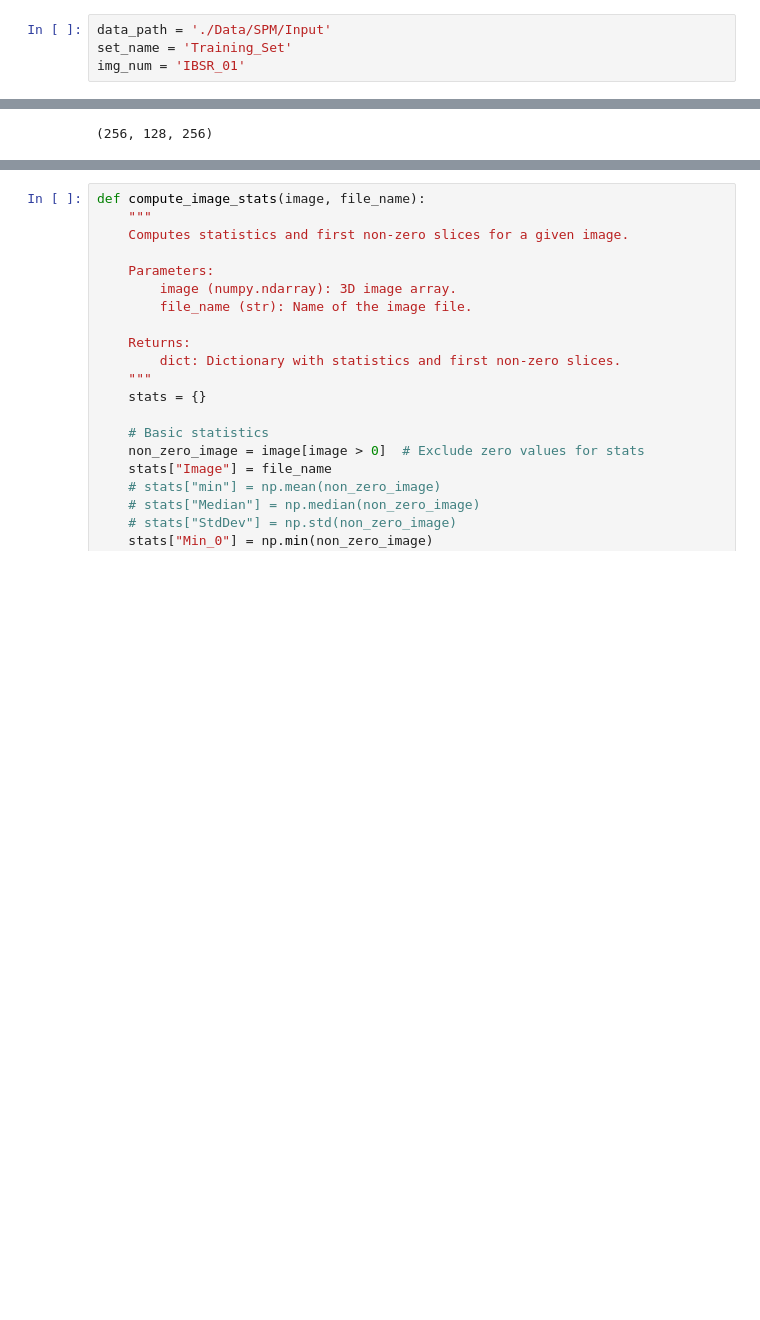
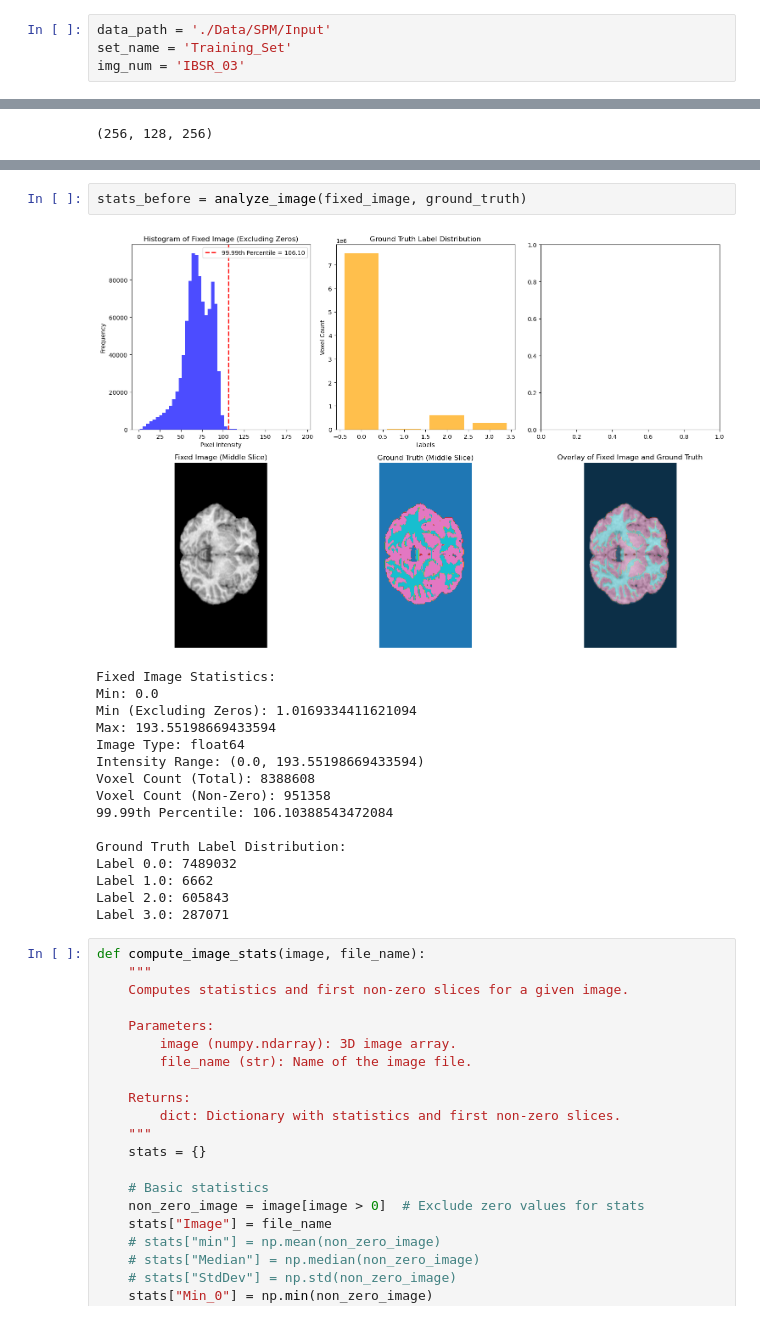
Before and after one commit to Sumeet-Dash1/MISA-MultiAtlas-Segmentation, a Jupyter notebook: notebooks/01_EDA.ipynb, the cells around one changed output, grey strips where cells are left out. Saved outputs shown, nothing was run; the diff lists cells and outputs as text; blank space fills up the shorter version.

```diff
--- a/notebooks/01_EDA.ipynb
+++ b/notebooks/01_EDA.ipynb
@@ -55,7 +57,7 @@ from src.utils.helpers import load_nifti, save_nifti, calculate_dice_score
 # %%
 data_path = './Data/SPM/Input'
 set_name = 'Training_Set'
-img_num = 'IBSR_01'
+img_num = 'IBSR_03'
 # %%
 fixed_image_path = os.path.join(data_path, set_name, img_num, f"m{img_num}.nii")
 ground_truth_path = os.path.join(data_path, set_name, img_num, f"{img_num}_seg.nii")
@@ -170,3 +75,22 @@ Label 3.0: 354126
+# %%
+stats_before = analyze_image(fixed_image, ground_truth)
+# %% [output]
+[figure, added]
+Fixed Image Statistics:
+Min: 0.0
+Min (Excluding Zeros): 1.0169334411621094
+Max: 193.55198669433594
+Image Type: float64
+Intensity Range: (0.0, 193.55198669433594)
+Voxel Count (Total): 8388608
+Voxel Count (Non-Zero): 951358
+99.99th Percentile: 106.10388543472084
+
+Ground Truth Label Distribution:
+Label 0.0: 7489032
+Label 1.0: 6662
+Label 2.0: 605843
+Label 3.0: 287071
 # %%
 def compute_image_stats(image, file_name):
     """
```
Also changed, not shown: parts of 8 cells of this notebook, 19 other files.
